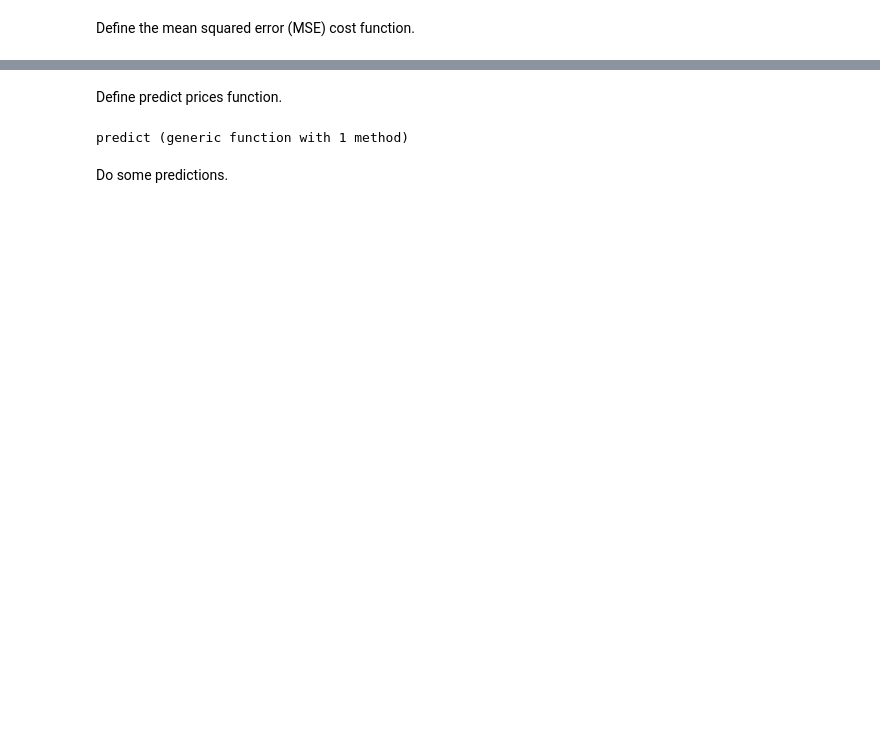
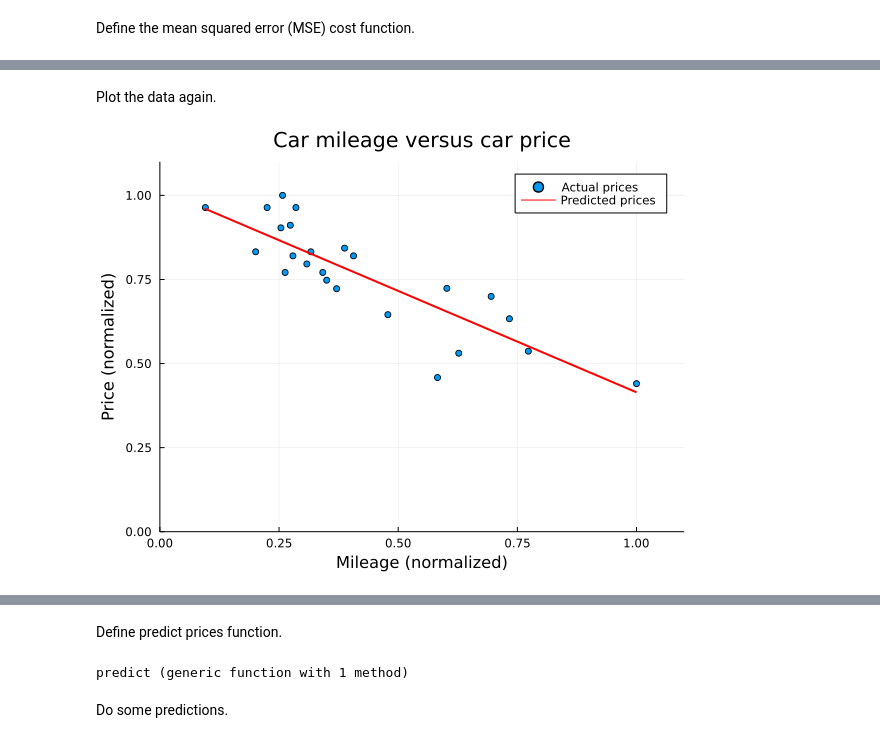
Before and after one commit to tbareich/ft_linear_regression, a Jupyter notebook: linear_regression.ipynb, the cells around one changed output, grey strips where cells are left out. Drawn from its saved outputs; the diff is of its cells as text; code cells hidden in the pictures; blank space fills up the shorter version.

```diff
--- a/linear_regression.ipynb
+++ b/linear_regression.ipynb
@@ -77,0 +65,9 @@ display(plot!(X, f(X), lw=3, color=:red))
+# %% [markdown]
+Plot the data again.
+# %%
+plot(X, Y, xlims=(0, 1.1), ylims=(0, 1.1), ylabel="Price (normalized)",
+	xlabel="Mileage (normalized)", label="Actual prices",
+	title="Car mileage versus car price", seriestype=:scatter)
+display(plot!(X, f(X), label = "Predicted prices", lw=2, color=:red))
+# %% [output]
+[figure, added]
```
Also changed, not shown: parts of 15 cells of this notebook, 1 other file.
